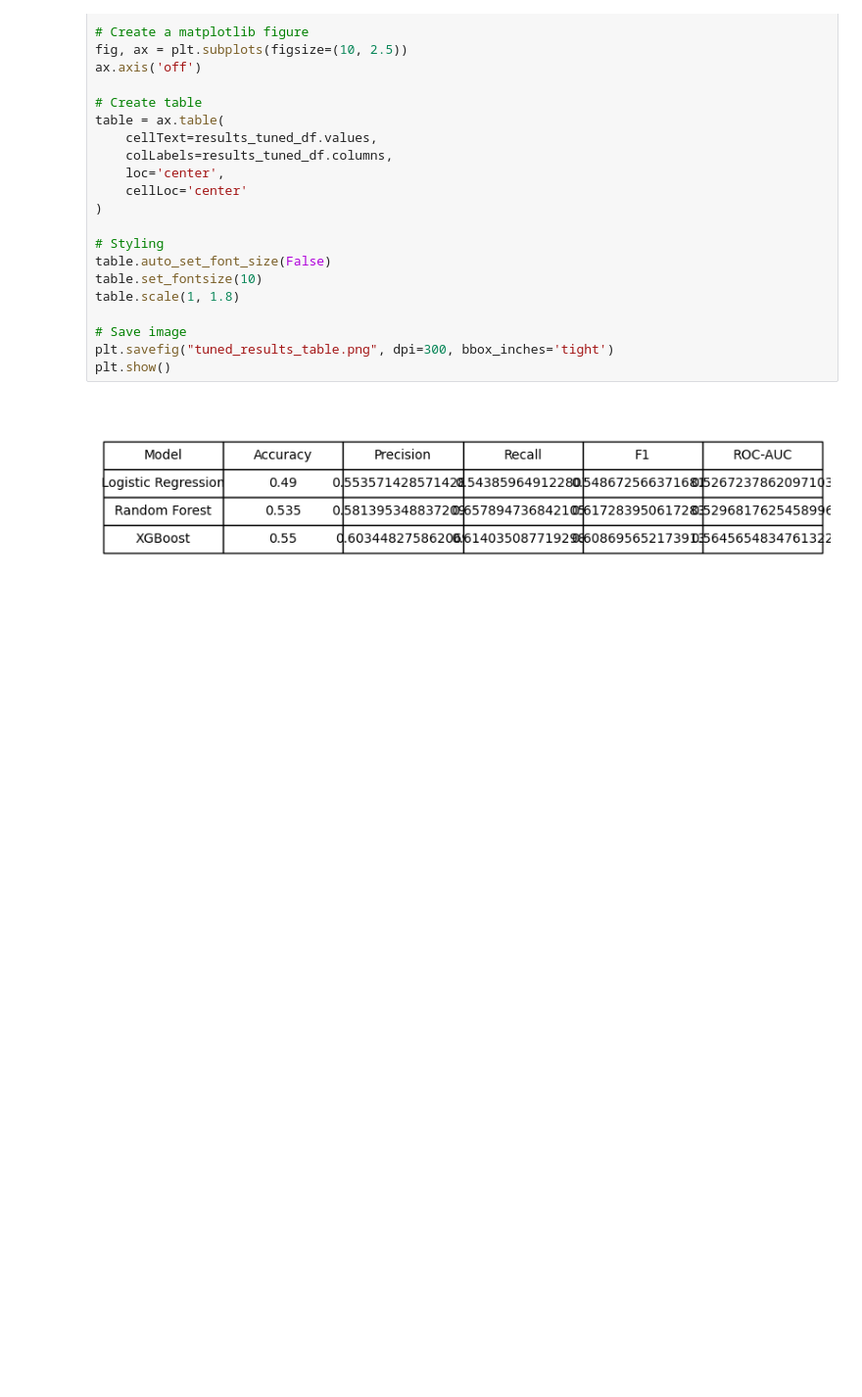
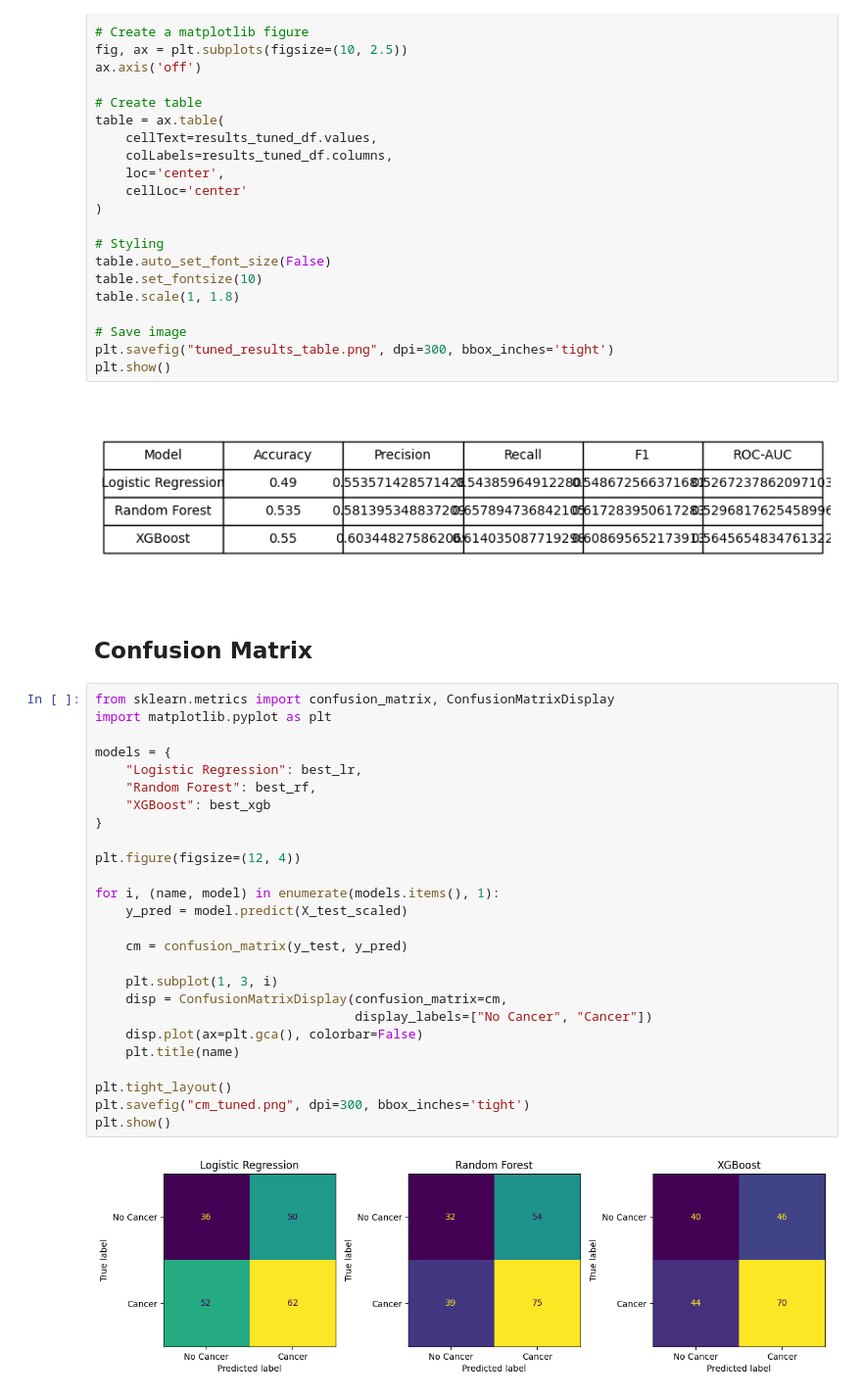
Before and after one commit to NatthawanSrisan/Early-Detection-Rare-Cancer, a Jupyter notebook: Natthawan_Progress_report_Data_Exploration_and_Model_Evaluation.ipynb, the cells around one changed output. Shown: that part at 98% size. Saved outputs shown, nothing was run; the diff lists cells and outputs as text; blank space fills up the shorter version.

```diff
--- a/Natthawan_Progress_report_Data_Exploration_and_Model_Evaluation.ipynb
+++ b/Natthawan_Progress_report_Data_Exploration_and_Model_Evaluation.ipynb
@@ -607,3 +608,33 @@ plt.savefig("tuned_results_table.png", dpi=300, bbox_inches='tight')
 plt.show()
 # %% [output]
 [figure]
+# %% [markdown]
+## **Confusion Matrix**
+# %%
+from sklearn.metrics import confusion_matrix, ConfusionMatrixDisplay
+import matplotlib.pyplot as plt
+
+models = {
+    "Logistic Regression": best_lr,
+    "Random Forest": best_rf,
+    "XGBoost": best_xgb
+}
+
+plt.figure(figsize=(12, 4))
+
+for i, (name, model) in enumerate(models.items(), 1):
+    y_pred = model.predict(X_test_scaled)
+
+    cm = confusion_matrix(y_test, y_pred)
+
+    plt.subplot(1, 3, i)
+    disp = ConfusionMatrixDisplay(confusion_matrix=cm,
+                                  display_labels=["No Cancer", "Cancer"])
+    disp.plot(ax=plt.gca(), colorbar=False)
+    plt.title(name)
+
+plt.tight_layout()
+plt.savefig("cm_tuned.png", dpi=300, bbox_inches='tight')
+plt.show()
+# %% [output]
+[figure, added]
```
Also changed, not shown: parts of 11 cells of this notebook.
